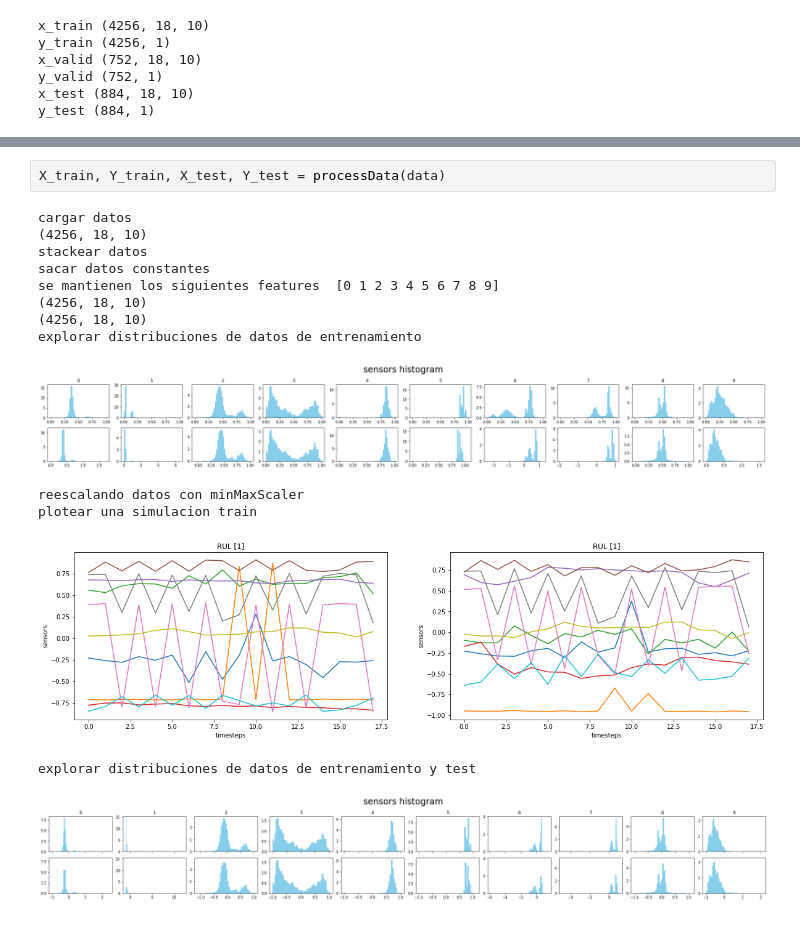
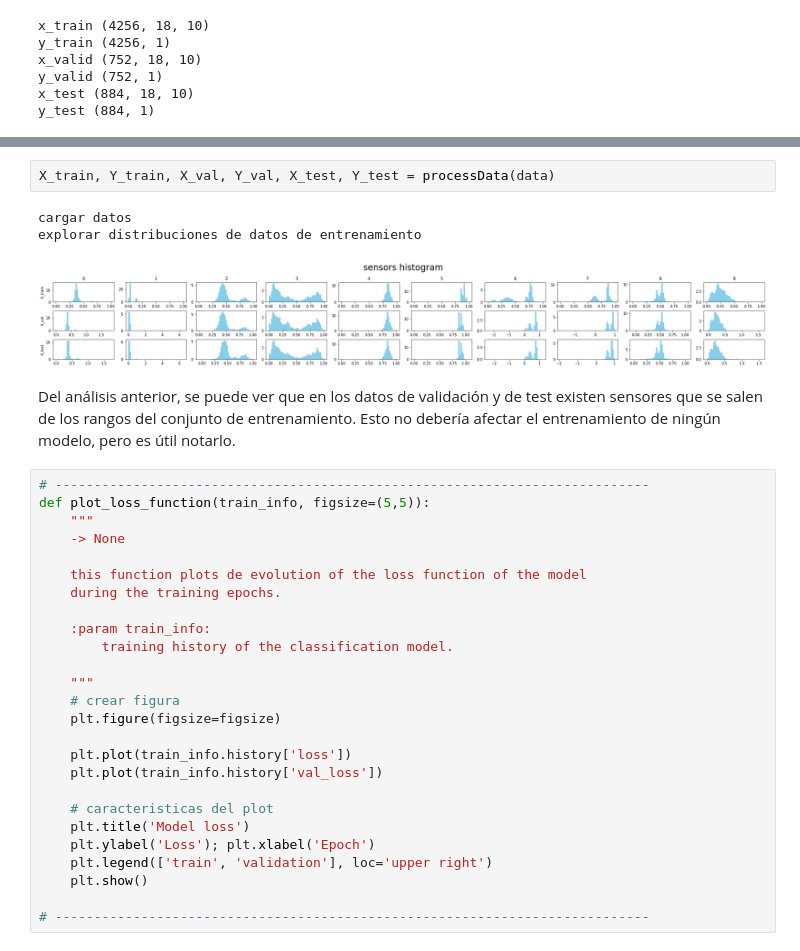
Before and after one commit to MartinVIllesca/ME7260-Aprendizaje-Profundo-en-Diagnostico-y-Pronostico-de-Fallas, a Jupyter notebook: t4/tarea_04.ipynb, the cells around one changed output, grey strips where cells are left out. Saved outputs shown, nothing was run; the diff lists cells and outputs as text.

```diff
--- a/t4/tarea_04.ipynb
+++ b/t4/tarea_04.ipynb
@@ -158,17 +93,34 @@ def processData(dataset):
 # %%
-X_train, Y_train, X_test, Y_test = processData(data)
+X_train, Y_train, X_val, Y_val, X_test, Y_test = processData(data)
 # %% [output]
 cargar datos
-(4256, 18, 10)
-stackear datos
-sacar datos constantes
-se mantienen los siguientes features  [0 1 2 3 4 5 6 7 8 9]
-(4256, 18, 10)
-(4256, 18, 10)
 explorar distribuciones de datos de entrenamiento
-[figure, old version]
+[figure, new version]
-reescalando datos con minMaxScaler
-plotear una simulacion train
-[figure, removed]
-explorar distribuciones de datos de entrenamiento y test
-[figure, removed]
+# %% [markdown]
+Del análisis anterior, se puede ver que en los datos de validación y de test existen sensores que se salen de los rangos del conjunto de entrenamiento. Esto no debería afectar el entrenamiento de ningún modelo, pero es útil notarlo.
+# %%
+# ----------------------------------------------------------------------------
+def plot_loss_function(train_info, figsize=(5,5)):
+    """
+    -> None
+
+    this function plots de evolution of the loss function of the model
+    during the training epochs.
+
+    :param train_info:
+        training history of the classification model.
+
+    """
+    # crear figura
+    plt.figure(figsize=figsize)
+
+    plt.plot(train_info.history['loss'])
+    plt.plot(train_info.history['val_loss'])
+
+    # caracteristicas del plot
+    plt.title('Model loss')
+    plt.ylabel('Loss'); plt.xlabel('Epoch')
+    plt.legend(['train', 'validation'], loc='upper right')
+    plt.show()
+
+# ----------------------------------------------------------------------------
```
Also changed, not shown: parts of 11 cells of this notebook.
